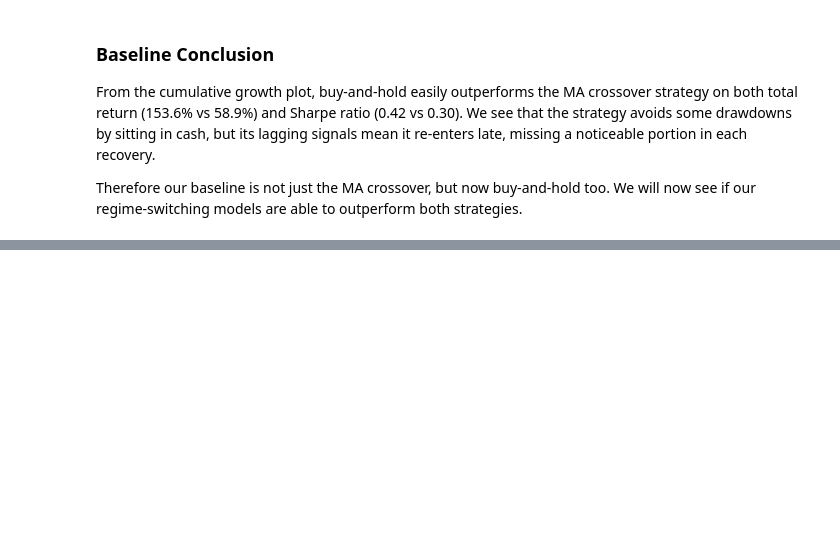
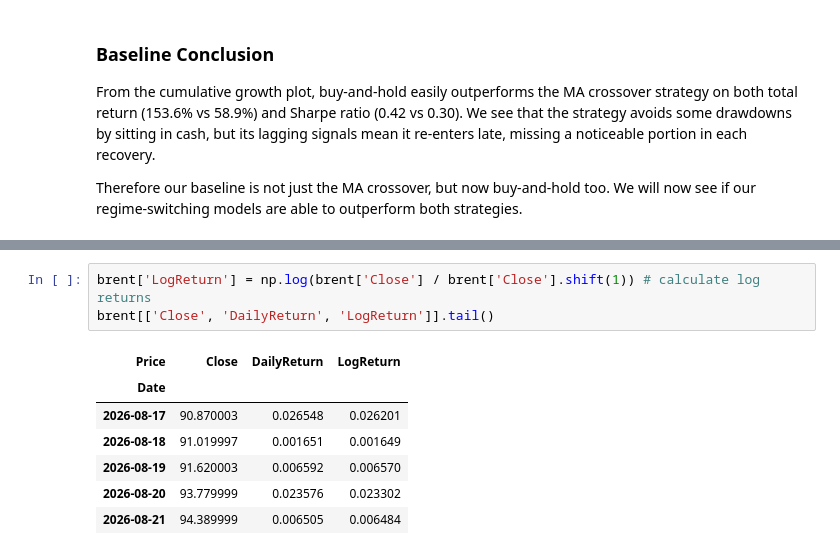
Before and after one commit to myuran-t/brent-crude-regime-model, a Jupyter notebook: brent_regime_model.ipynb, the cells around one changed output, grey strips where cells are left out. Drawn from its saved outputs; the diff is of its cells as text; blank space fills up the shorter version.

```diff
--- a/brent_regime_model.ipynb
+++ b/brent_regime_model.ipynb
@@ -197,0 +213,11 @@ Therefore our baseline is not just the MA crossover, but now buy-and-hold too. W
+# %%
+brent['LogReturn'] = np.log(brent['Close'] / brent['Close'].shift(1)) # calculate log returns
+brent[['Close', 'DailyReturn', 'LogReturn']].tail()
+# %% [output]
+| Price | Close | DailyReturn | LogReturn |
+| Date |  |  |  |
+| 2026-08-17 | 90.870003 | 0.026548 | 0.026201 |
+| 2026-08-18 | 91.019997 | 0.001651 | 0.001649 |
+| 2026-08-19 | 91.620003 | 0.006592 | 0.006570 |
+| 2026-08-20 | 93.779999 | 0.023576 | 0.023302 |
+| 2026-08-21 | 94.389999 | 0.006505 | 0.006484 |
```
Also changed, not shown: parts of 7 cells of this notebook.
